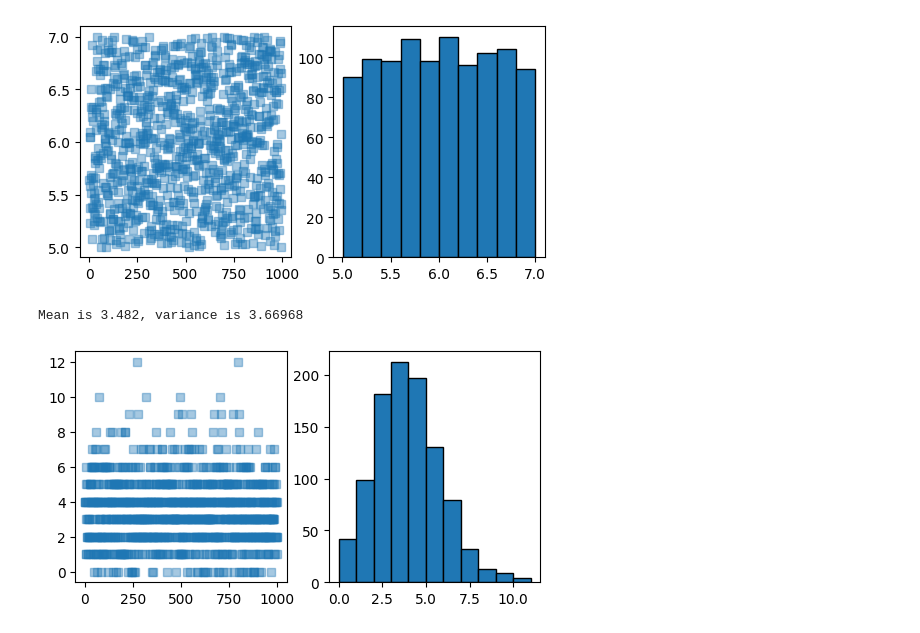
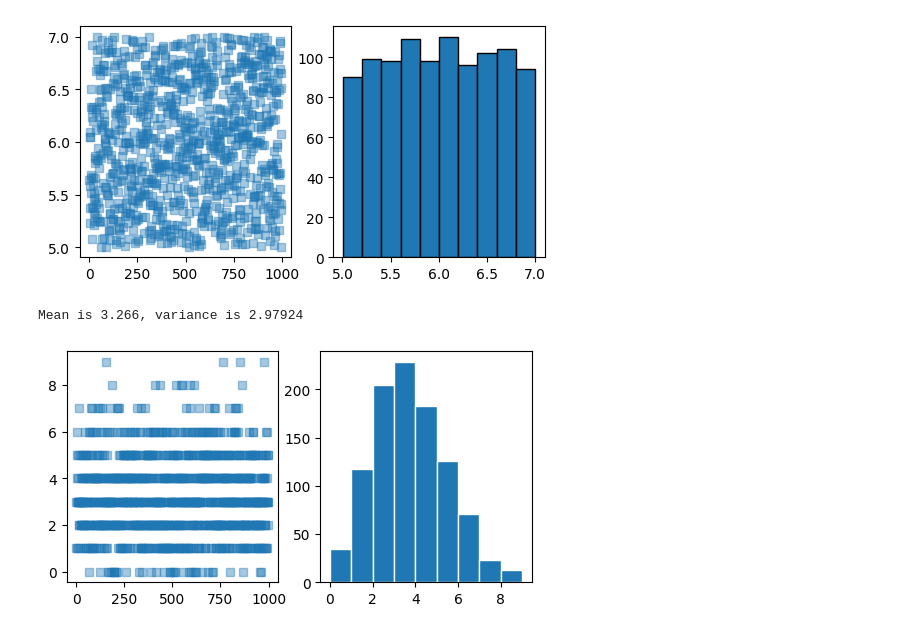
Before and after one commit to yaowenqiang/master_math_by_coding_in_python, a Jupyter notebook: building_distribution_from_random_numbers.ipynb, the cells around one changed output. Saved outputs shown, nothing was run; the diff lists cells and outputs as text; code cells hidden in the pictures.

```diff
--- a/building_distribution_from_random_numbers.ipynb
+++ b/building_distribution_from_random_numbers.ipynb
@@ -29,13 +29,13 @@ plt.show()
 # %%
 lam = 3.4
 n = 1000
 pnts = np.random.poisson(lam ,n)
 print('Mean is %g, variance is %g'%(np.mean(pnts), np.var(pnts)))
 fig ,ax = plt.subplots(1,2, figsize=(6,3))
 ax[0].plot(pnts, 's', alpha=.4)
-ax[1].hist(pnts,bins=np.arange(0,np.max(pnts)),edgecolor='k')
+ax[1].hist(pnts,bins=np.arange(0,np.max(pnts)+1),edgecolor='w')
 
 plt.show()
 # %% [output]
-Mean is 3.482, variance is 3.66968
+Mean is 3.266, variance is 2.97924
-[figure, old version]
+[figure, new version]
```
Also changed, not shown: parts of 4 cells of this notebook, 1 other file.
